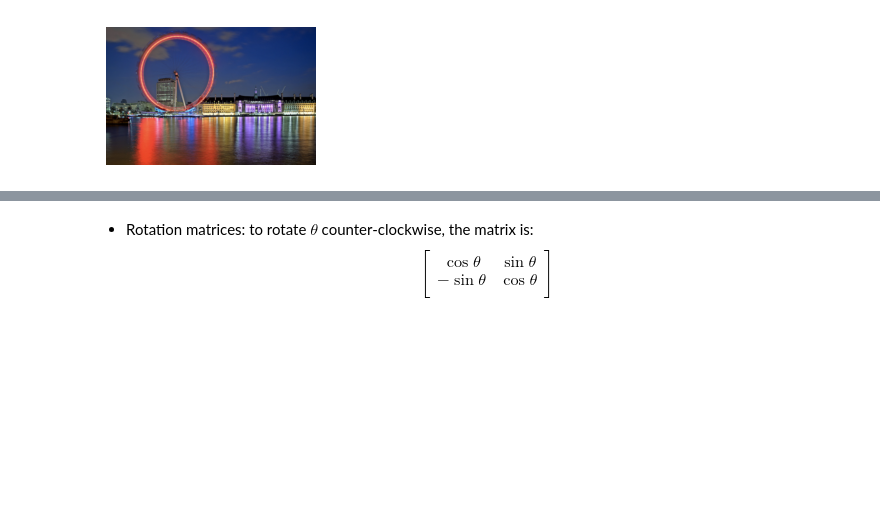
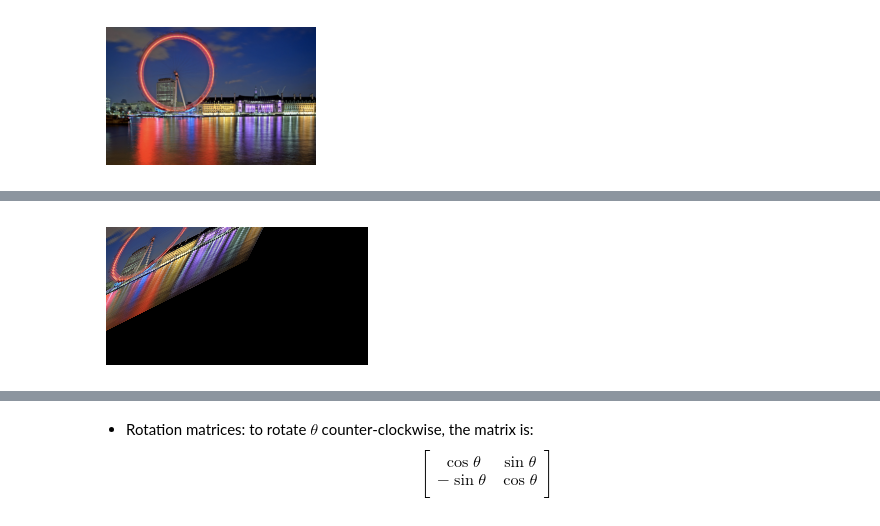
Before and after one commit to philip-hub/csse461-public-202530, a Jupyter notebook: notebooks/L06.ipynb, the cells around one changed output, grey strips where cells are left out. Cells and saved outputs as stored; diff of their text form; code cells hidden in the pictures; blank space fills up the shorter version.

```diff
--- a/notebooks/L06.ipynb
+++ b/notebooks/L06.ipynb
@@ -171,11 +173,13 @@ warp_ferris(M, dsize=(W*2, H))
     ![](../data/L06/tx3.png)
 # %%
 M = np.array([
-    [1.0, 0.0],
-    [0.0, 1.0]
+    [1.0, -.5],
+    [0, 1.0]
 ], dtype=np.float32)
 
 warp_ferris(M, dsize=(int(W*1.25), H))
+# %% [output]
+[figure, added]
 # %% [markdown]
 5. Rotate the image counter-clockwise by 30 degrees:
 
```
Also changed, not shown: parts of 4 cells of this notebook, 4 other files.
